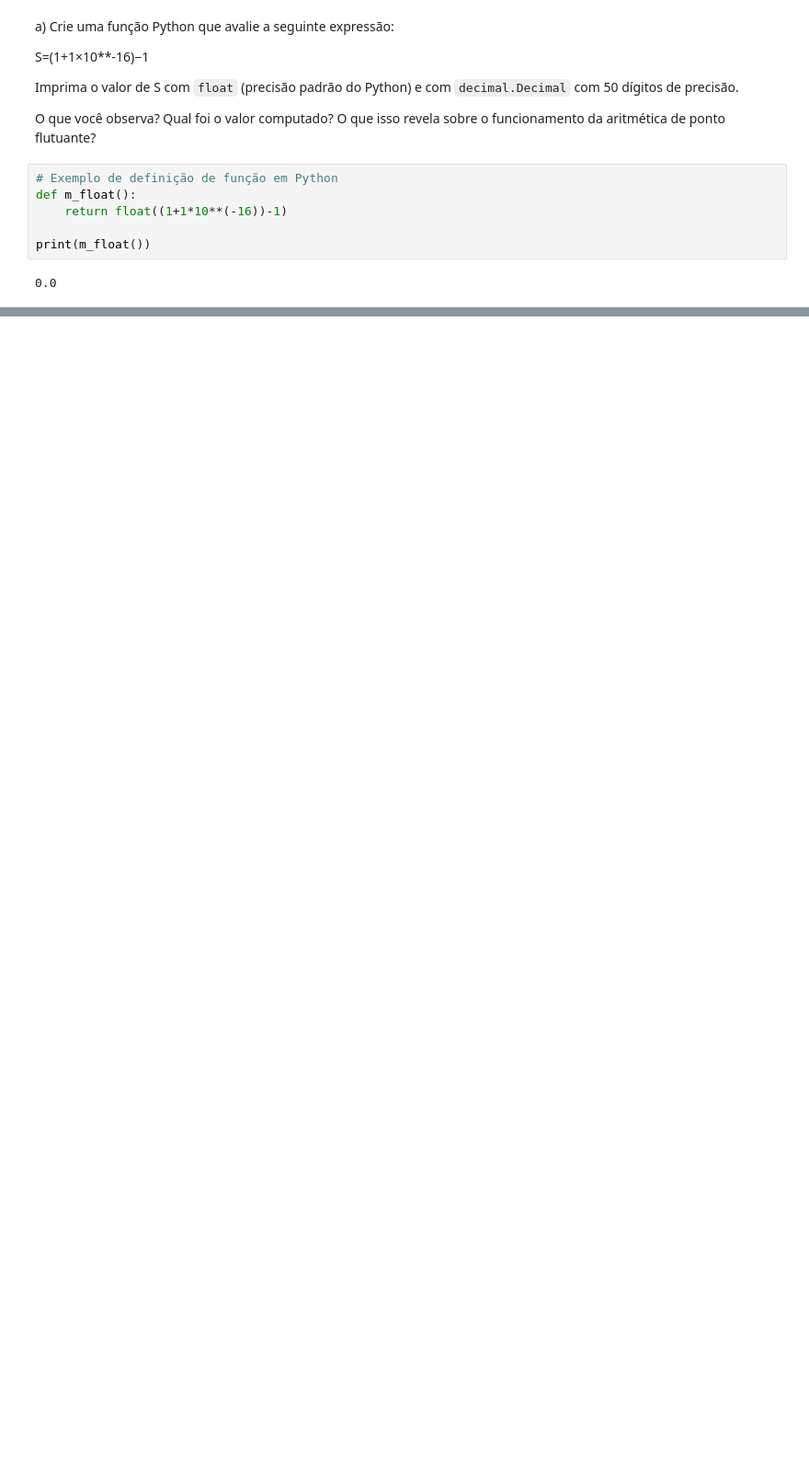
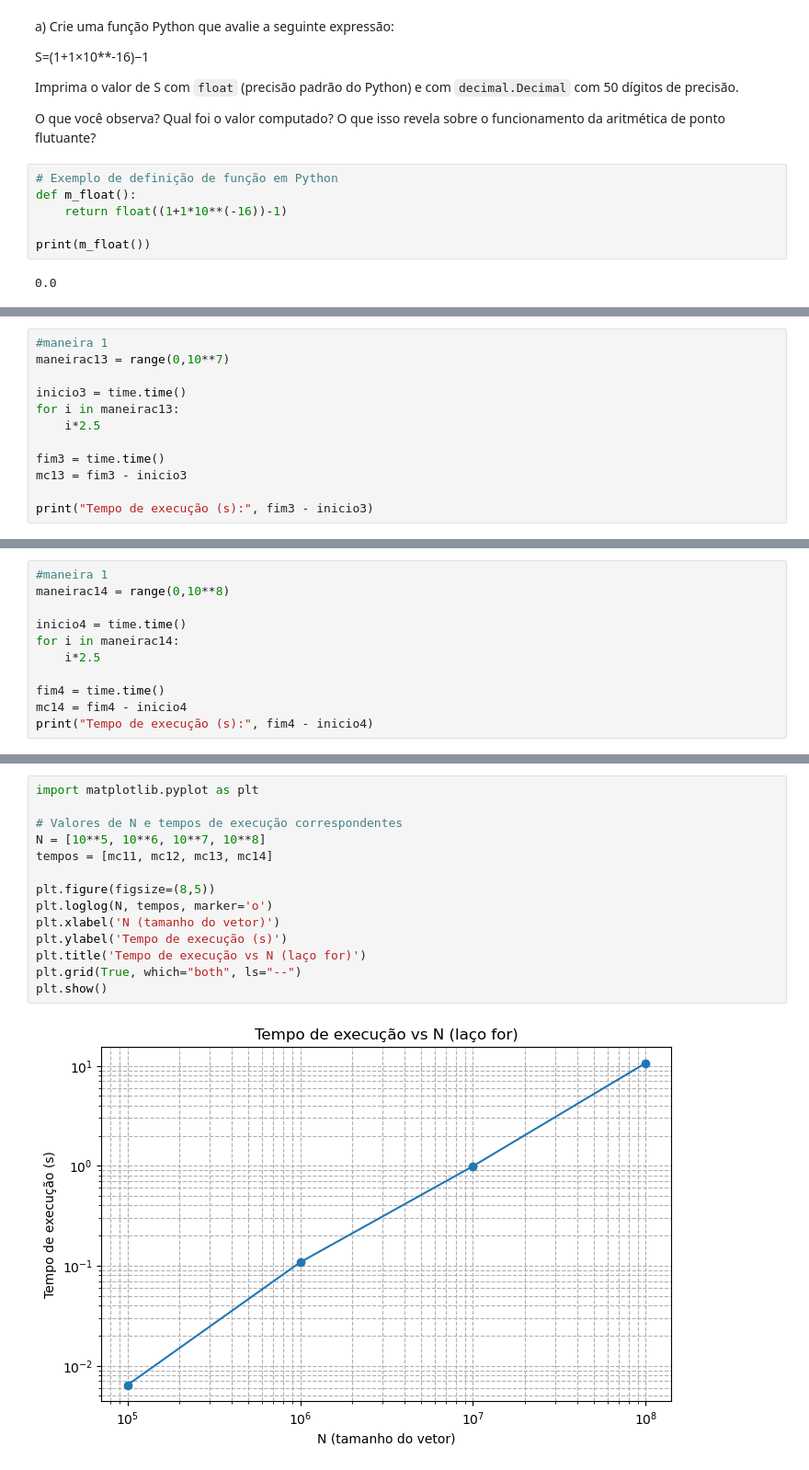
Before and after one commit to enzo-souza/av6, a Jupyter notebook: av6.ipynb, the cells around one changed output, grey strips where cells are left out. Shown at 92% size. Drawn from its saved outputs; the diff is of its cells as text; blank space fills up the shorter version.

```diff
--- a/av6.ipynb
+++ b/av6.ipynb
@@ -34,0 +219,12 @@ print(format(m_decimal(), '.17f'))
+# %%
+#maneira 1
+maneirac13 = range(0,10**7)
+
+inicio3 = time.time()
+for i in maneirac13:
+    i*2.5
+
+fim3 = time.time()
+mc13 = fim3 - inicio3
+
+print("Tempo de execução (s):", fim3 - inicio3)
@@ -34,0 +233,11 @@ print(format(m_decimal(), '.17f'))
+# %%
+#maneira 1
+maneirac14 = range(0,10**8)
+
+inicio4 = time.time()
+for i in maneirac14:
+    i*2.5
+
+fim4 = time.time()
+mc14 = fim4 - inicio4
+print("Tempo de execução (s):", fim4 - inicio4)
@@ -34,0 +246,16 @@ print(format(m_decimal(), '.17f'))
+# %%
+import matplotlib.pyplot as plt
+
+# Valores de N e tempos de execução correspondentes
+N = [10**5, 10**6, 10**7, 10**8]
+tempos = [mc11, mc12, mc13, mc14]
+
+plt.figure(figsize=(8,5))
+plt.loglog(N, tempos, marker='o')
+plt.xlabel('N (tamanho do vetor)')
+plt.ylabel('Tempo de execução (s)')
+plt.title('Tempo de execução vs N (laço for)')
+plt.grid(True, which="both", ls="--")
+plt.show()
+# %% [output]
+[figure, added]
```
Also changed, not shown: parts of 22 cells of this notebook.
